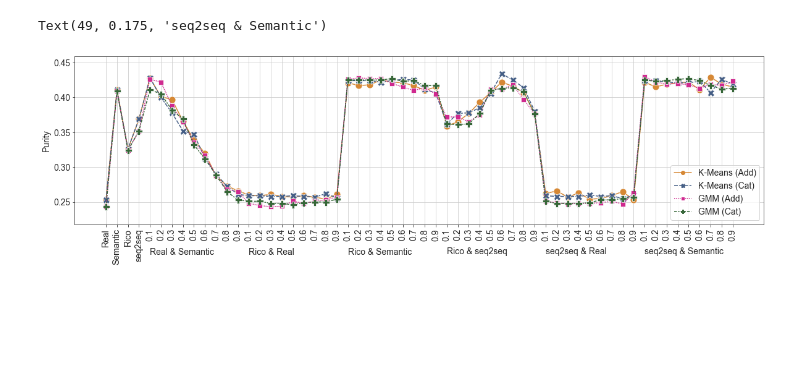
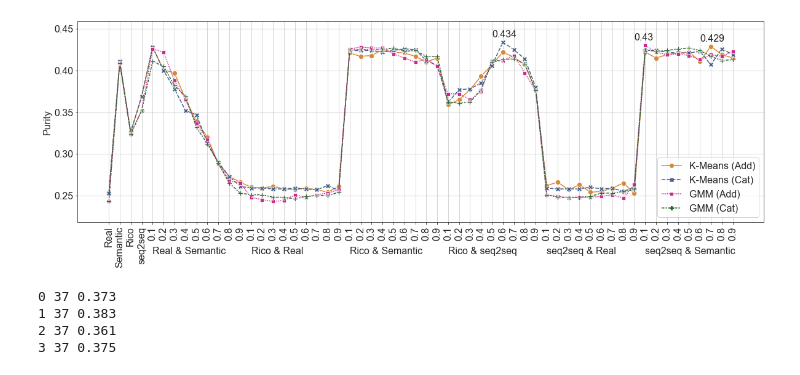
Before and after one commit to hopemini/data_processing, a Jupyter notebook: 2_stage_eval/eval_plot.ipynb, the cells around one changed output. Cells and saved outputs as stored; diff of their text form; code cells hidden in the pictures; blank space fills up the shorter version.

```diff
--- a/2_stage_eval/eval_plot.ipynb
+++ b/2_stage_eval/eval_plot.ipynb
@@ -338,5 +359,5 @@ Text(49, 0.1, 'seq2seq & Semantic')
 # %%
-plt.figure(figsize=(20,5))
+plt.figure(figsize=(20,6))
 #plt.plot(km_add, '-go', label="K-Means (Add)")
 #plt.plot(km_cat, '--r', label="K-Means (Cat)")
 #plt.plot(gmm_add, '-ys', label="GMM (Add)")
@@ -344,18 +365,21 @@ plt.figure(figsize=(20,5))
 df_nmi_23.reset_index()
 sns.set_style("ticks", {'axes.grid' : True})
 colors = ['#D68835', '#455E85', '#CF298F', '#366638']
-sns.lineplot(data=df_nmi_23, palette=colors, markers=True, markersize=11)
+sns.lineplot(data=df_nmi_23, palette=colors, markers=True, markersize=8)
 plt.legend(loc="best")
 plt.ylabel('NMI')
 plt.xticks(ticks=range(len(labels_x)), labels=labels_x, rotation=90)
 plt.ylim([df_nmi_23.min().min()-0.02, df_nmi_23.max().max()+0.02])
-plt.text(4, 0.407, 'Real & Semantic')
-plt.text(13, 0.407, 'Rico & Real')
-plt.text(22, 0.407, 'Rico & Semantic')
-plt.text(31, 0.407, 'Rico & seq2seq')
-plt.text(40, 0.407, 'seq2seq & Real')
-plt.text(49, 0.407, 'seq2seq & Semantic')
-
+plt.text(4, 0.411, 'Real & Semantic')
+plt.text(13, 0.411, 'Rico & Real')
+plt.text(22, 0.411, 'Rico & Semantic')
+plt.text(31, 0.411, 'Rico & seq2seq')
+plt.text(40, 0.411, 'seq2seq & Real')
+plt.text(49, 0.411, 'seq2seq & Semantic')
+for i, j in enumerate(zip(df_nmi_23.idxmax(), df_nmi_23.max())):
+    if i==0 or i==1:
+        plt.text(j[0]-1, j[1]+0.006, str(j[1]))
+plt.savefig('plot_nmi_23.png', format='png', bbox_inches='tight', transparent=True)
 #plt.savefig(("plot_result/Experimental_Results_" +
 #          (em.title() if em == 'purity' else em.upper()) + "_Data_" +
 #          ("R" if num == '34' else "C") + num + ".png"),format='png',bbox_inches='tight',dpi=300)
@@ -364,0 +388,3 @@ Text(49, 0.407, 'seq2seq & Semantic')
+# %%
+for k, i in enumerate(zip(df_purity_23.idxmax(), df_purity_23.max())):
+    print(k, i[0], i[1])
@@ -365,28 +396,38 @@ Text(49, 0.407, 'seq2seq & Semantic')
 # %%
-plt.figure(figsize=(20,5))
+plt.figure(figsize=(20,6))
 #plt.plot(km_add, '-go', label="K-Means (Add)")
 #plt.plot(km_cat, '--r', label="K-Means (Cat)")
 #plt.plot(gmm_add, '-ys', label="GMM (Add)")
 #plt.plot(gmm_cat, '--b>', label="GMM (Cat)")
 df_purity_23.reset_index()
 sns.set_style("ticks", {'axes.grid' : True})
 colors = ['#D68835', '#455E85', '#CF298F', '#366638']
-sns.lineplot(data=df_purity_23, palette=colors, markers=True, markersize=11)
+sns.lineplot(data=df_purity_23, palette=colors, markers=True, markersize=8)
 plt.legend(loc="best")
 plt.ylabel('Purity')
 plt.xticks(ticks=range(len(labels_x)), labels=labels_x, rotation=90)
 plt.ylim([df_purity_23.min().min()-0.025, df_purity_23.max().max()+0.025])
-plt.text(4, 0.175, 'Real & Semantic')
-plt.text(13, 0.175, 'Rico & Real')
-plt.text(22, 0.175, 'Rico & Semantic')
-plt.text(31, 0.175, 'Rico & seq2seq')
-plt.text(40, 0.175, 'seq2seq & Real')
-plt.text(49, 0.175, 'seq2seq & Semantic')
-
+plt.text(4, 0.18, 'Real & Semantic')
+plt.text(13, 0.18, 'Rico & Real')
+plt.text(22, 0.18, 'Rico & Semantic')
+plt.text(31, 0.18, 'Rico & seq2seq')
+plt.text(40, 0.18, 'seq2seq & Real')
+plt.text(49, 0.18, 'seq2seq & Semantic')
+for i, j in enumerate(zip(df_purity_23.idxmax(), df_purity_23.max())):
+    if i != 3:
+        plt.text(j[0]-1, j[1]+0.006, str(j[1]))
+plt.savefig('plot_purity_23.png', format='png', bbox_inches='tight', transparent=True)
 #plt.savefig(("plot_result/Experimental_Results_" +
 #          (em.title() if em == 'purity' else em.upper()) + "_Data_" +
 #          ("R" if num == '34' else "C") + num + ".png"),format='png',bbox_inches='tight',dpi=300)
 # %% [output]
-Text(49, 0.175, 'seq2seq & Semantic')
-[figure, old version]
+[figure, new version]
+# %%
+for k, i in enumerate(zip(df_ari_34.idxmax(), df_ari_34.max())):
+    print(k, i[0], i[1])
+# %% [output]
+0 37 0.373
+1 37 0.383
+2 37 0.361
+3 37 0.375
 # %%
```
Also changed, not shown: parts of 29 cells of this notebook, 8 other files.
